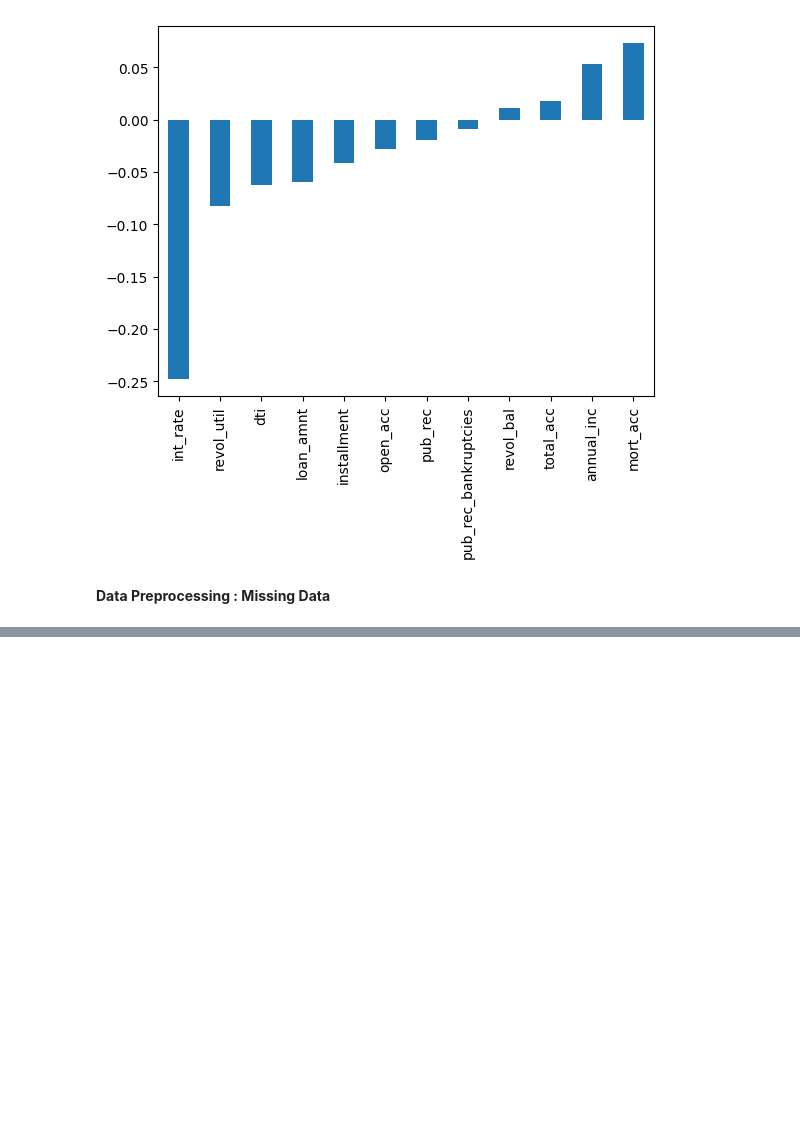
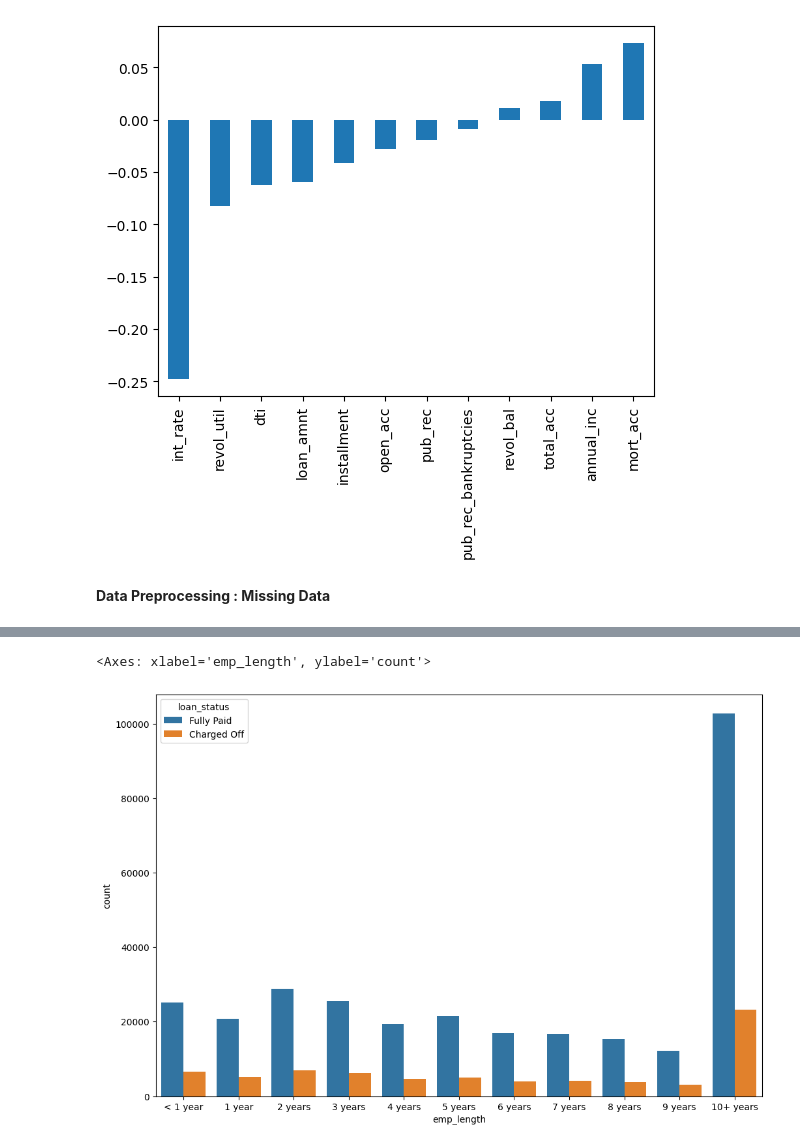
Before and after one commit to yeesem/Machine-Learning, a Jupyter notebook: Keras_Project.ipynb, the cells around one changed output, grey strips where cells are left out. Drawn from its saved outputs; the diff is of its cells as text; code cells hidden in the pictures; blank space fills up the shorter version.

```diff
--- a/Keras_Project.ipynb
+++ b/Keras_Project.ipynb
@@ -151,0 +263,6 @@ df.corr()['loan_repaid'].sort_values().iloc[:-1].plot(kind = 'bar')
+# %%
+plt.figure(figsize = (12,8))
+sns.countplot(x = 'emp_length',data = df,hue = 'loan_status',order = emp_length_order)
+# %% [output]
+<Axes: xlabel='emp_length', ylabel='count'>
+[figure, added]
```
Also changed, not shown: parts of 31 cells of this notebook.
